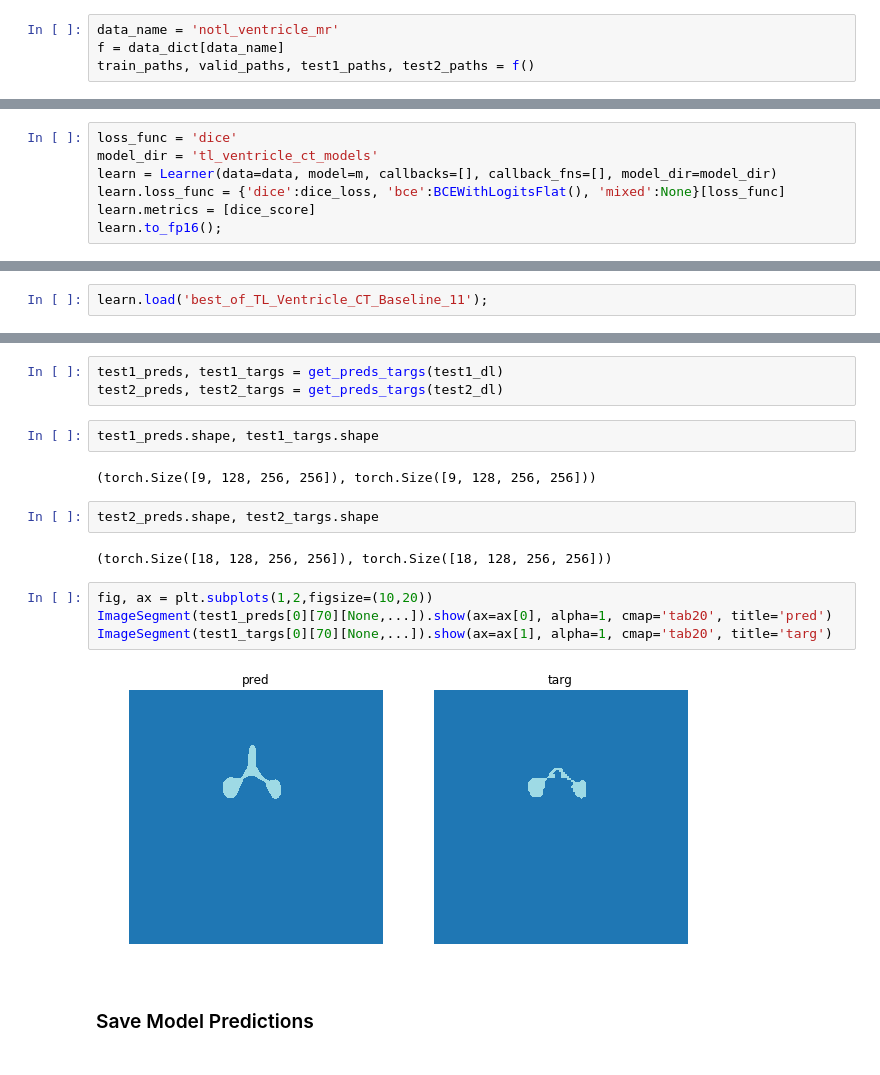
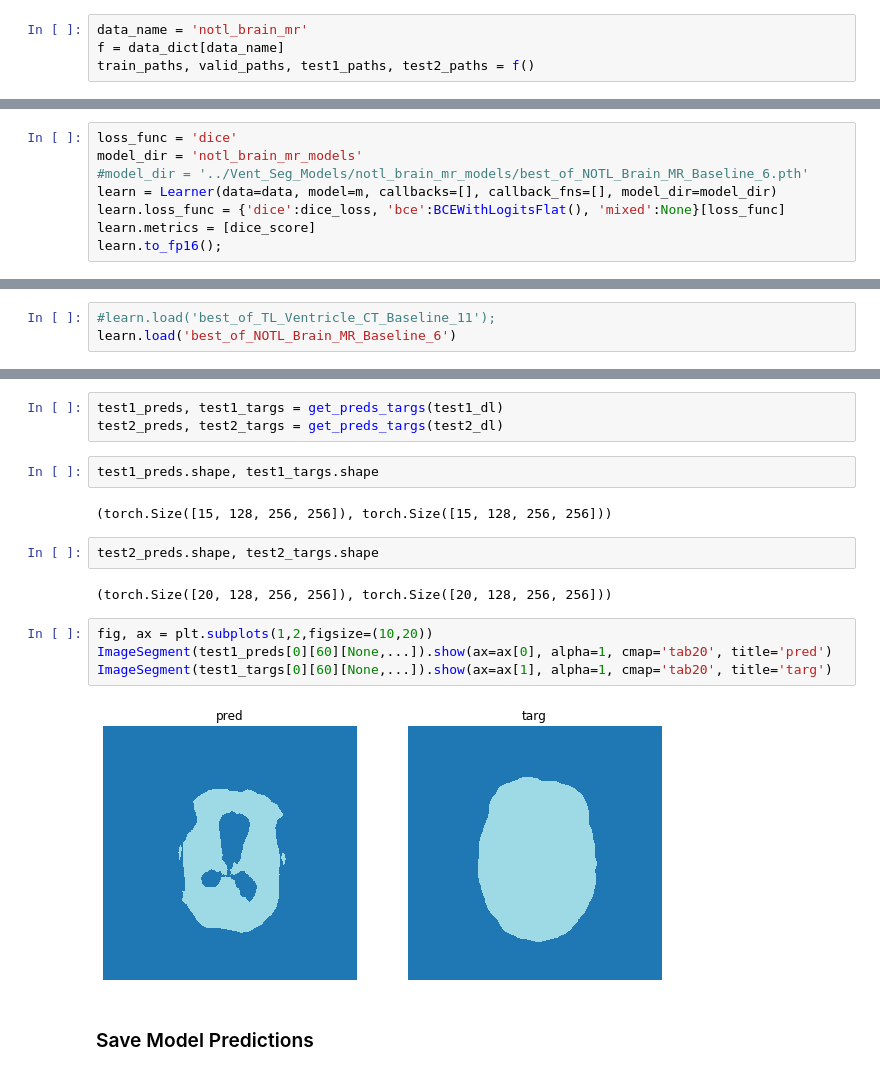
Before and after one commit to KeremTurgutlu/ventricle, a Jupyter notebook: Vent_Seg_Models/1) Get Model Predictions.ipynb, the cells around one changed output, grey strips where cells are left out. Saved outputs shown, nothing was run; the diff lists cells and outputs as text.

```diff
--- a/Vent_Seg_Models/1) Get Model Predictions.ipynb
+++ b/Vent_Seg_Models/1) Get Model Predictions.ipynb
@@ -33,7 +30,7 @@ Choose one of the datasets:
 - **Atlas_Dataset (Brain):** `atlas_brain_mr`
 - **Atlas_Dataset (Ventricle):** `atlas_ventricle_mr`
 # %%
-data_name = 'notl_ventricle_mr'
+data_name = 'notl_brain_mr'
 f = data_dict[data_name]
 train_paths, valid_paths, test1_paths, test2_paths = f()
 # %%
@@ -77,7 +74,8 @@ Choose one of the model types:
 - **Atlas_Dataset (Ventricle):** `atlas_ventricle_mr_models`
 # %%
 loss_func = 'dice'
-model_dir = 'tl_ventricle_ct_models'
+model_dir = 'notl_brain_mr_models'
+#model_dir = '../Vent_Seg_Models/notl_brain_mr_models/best_of_NOTL_Brain_MR_Baseline_6.pth'
 learn = Learner(data=data, model=m, callbacks=[], callback_fns=[], model_dir=model_dir)
 learn.loss_func = {'dice':dice_loss, 'bce':BCEWithLogitsFlat(), 'mixed':None}[loss_func]
 learn.metrics = [dice_score]
@@ -111,2 +93,3 @@ except:
-# %%
-learn.load('best_of_TL_Ventricle_CT_Baseline_11');
+# %%
+#learn.load('best_of_TL_Ventricle_CT_Baseline_11');
+learn.load('best_of_NOTL_Brain_MR_Baseline_6')
@@ -199,17 +200,17 @@ test2_preds, test2_targs = get_preds_targs(test2_dl)
 # %%
 test1_preds.shape, test1_targs.shape
 # %% [output]
-(torch.Size([9, 128, 256, 256]), torch.Size([9, 128, 256, 256]))
+(torch.Size([15, 128, 256, 256]), torch.Size([15, 128, 256, 256]))
 # %%
 test2_preds.shape, test2_targs.shape
 # %% [output]
-(torch.Size([18, 128, 256, 256]), torch.Size([18, 128, 256, 256]))
+(torch.Size([20, 128, 256, 256]), torch.Size([20, 128, 256, 256]))
 # %%
 fig, ax = plt.subplots(1,2,figsize=(10,20))
-ImageSegment(test1_preds[0][70][None,...]).show(ax=ax[0], alpha=1, cmap='tab20', title='pred')
-ImageSegment(test1_targs[0][70][None,...]).show(ax=ax[1], alpha=1, cmap='tab20', title='targ')
+ImageSegment(test1_preds[0][60][None,...]).show(ax=ax[0], alpha=1, cmap='tab20', title='pred')
+ImageSegment(test1_targs[0][60][None,...]).show(ax=ax[1], alpha=1, cmap='tab20', title='targ')
 # %% [output]
-[figure, old version]
+[figure, new version]
 # %% [markdown]
 ### Save Model Predictions
 # %%
```
Also changed, not shown: parts of 8 cells of this notebook, 16 other files.
